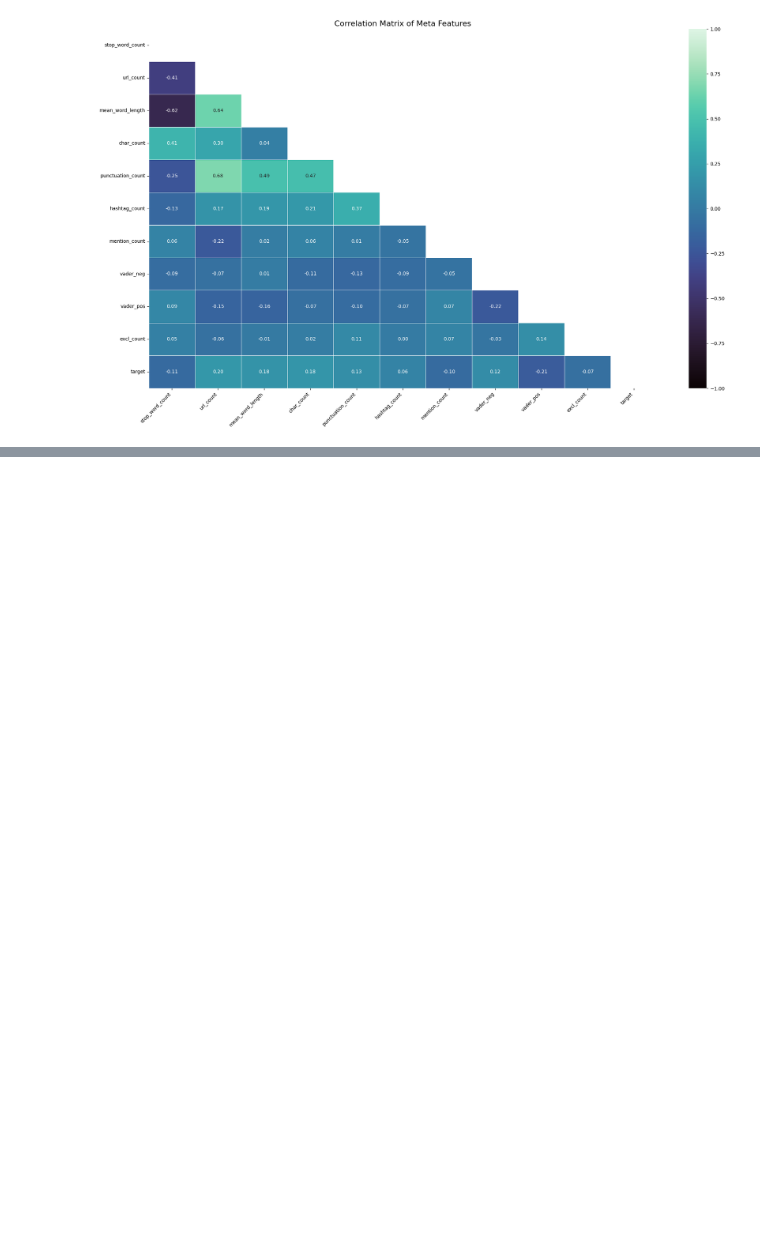
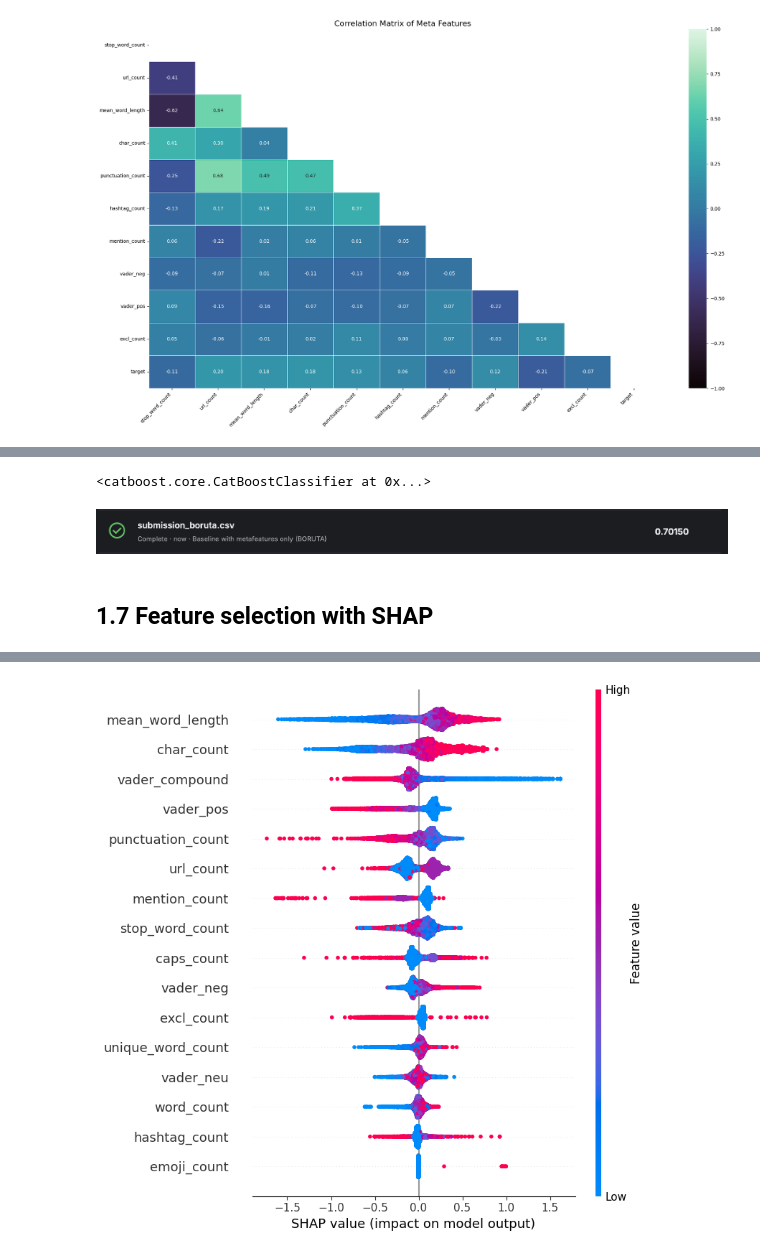
Before and after one commit to ihuod/Tweets_NLP, a Jupyter notebook: tweets.ipynb, the cells around one changed output, grey strips where cells are left out. Saved outputs shown, nothing was run; the diff lists cells and outputs as text; code cells hidden in the pictures; blank space fills up the shorter version.

Commit message:
Add further EDA and feature selection

```diff
--- a/tweets.ipynb
+++ b/tweets.ipynb
@@ -660,0 +743,25 @@ plt.show()
+# %%
+from category_encoders import TargetEncoder
+from sklearn.ensemble import RandomForestClassifier
+from sklearn.inspection import permutation_importance
+
+# Кодируем сглаженным Target Encoding для 'keyword'
+encoder_keyword = TargetEncoder(smoothing=0.3)
+df_train['keyword_encoded'] = encoder_keyword.fit_transform(
+    df_train[['keyword']],
+    df_train['target']
+)
+
+# Оценка важности для 'keyword'
+model_keyword = RandomForestClassifier(n_estimators=100, random_state=42)
+model_keyword.fit(df_train[['keyword_encoded']], df_train['target'])
+
+result_keyword = permutation_importance(
+    model_keyword,
+    df_train[['keyword_encoded']],
+    df_train['target'],
+    n_repeats=5,
+    random_state=42
+)
+
+print(f"Keyword Importance: {result_keyword.importances_mean[0]:.4f} (±{result_keyword.importances_std[0]:.4f})")
@@ -685,0 +858,7 @@ df_test columns: ['keyword', 'location', 'text', 'stop_word_count', 'url_count',
+# %%
+from catboost import CatBoostClassifier
+
+model = CatBoostClassifier(random_state=42, verbose=False)
+model.fit(X_train, y_train)
+# %% [output]
+<catboost.core.CatBoostClassifier at 0x...>
@@ -685,0 +874,19 @@ df_test columns: ['keyword', 'location', 'text', 'stop_word_count', 'url_count',
+# %% [markdown]
+![Снимок экрана 2025-05-04 в 16.07.35.png](attachment:c8cff2ce-d1ea-47c5-ae3e-68121dbedafd.png)
+# %% [markdown]
+## 1.7 Feature selection with SHAP
+# %%
+import shap
+
+model = CatBoostClassifier(random_state=42, verbose=False)
+
+X = df_train_copy[METAFEATURES]
+y = df_train['target']
+
+shap.initjs()
+model.fit(X, y)
+
+explainer = shap.TreeExplainer(model)
+shap_values = explainer.shap_values(X)
+shap.summary_plot(shap_values, X)
+# %% [output]
@@ -685,0 +894 @@ df_test columns: ['keyword', 'location', 'text', 'stop_word_count', 'url_count',
+[figure, added]
```
Also changed, not shown: parts of 45 cells of this notebook.
